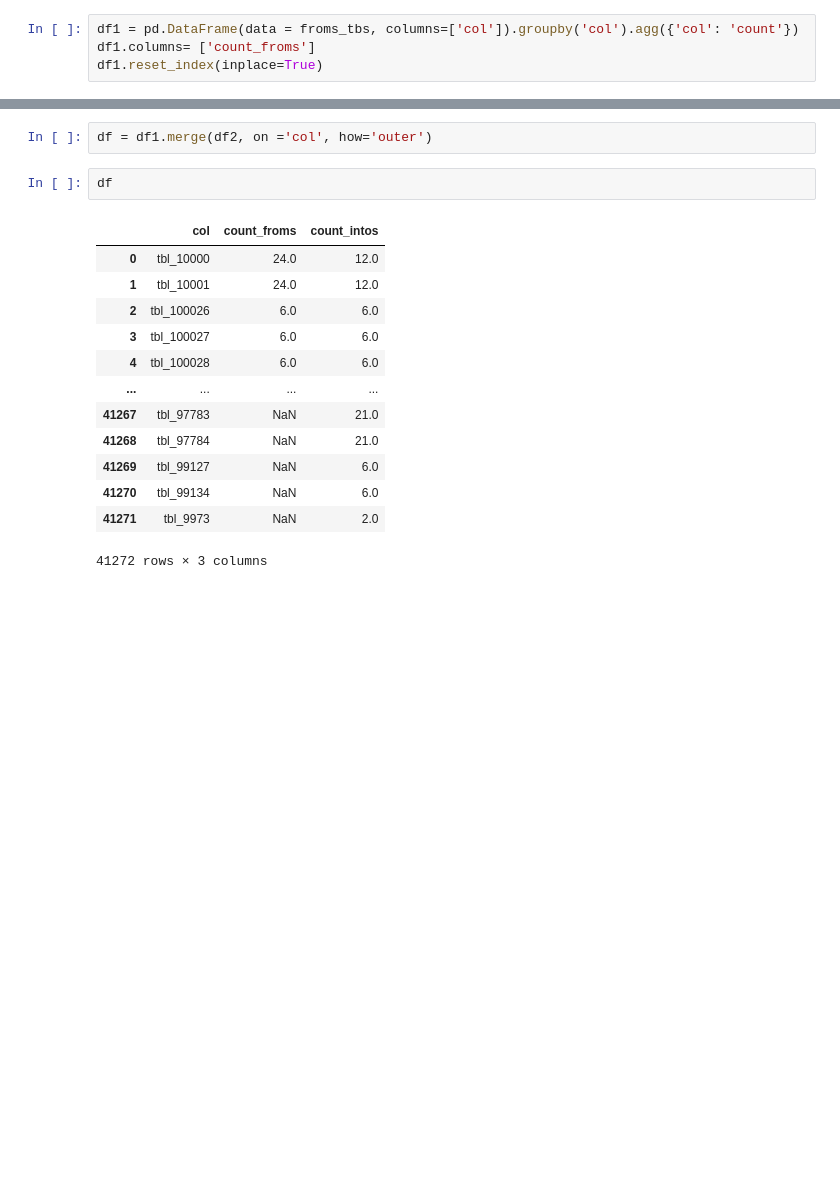
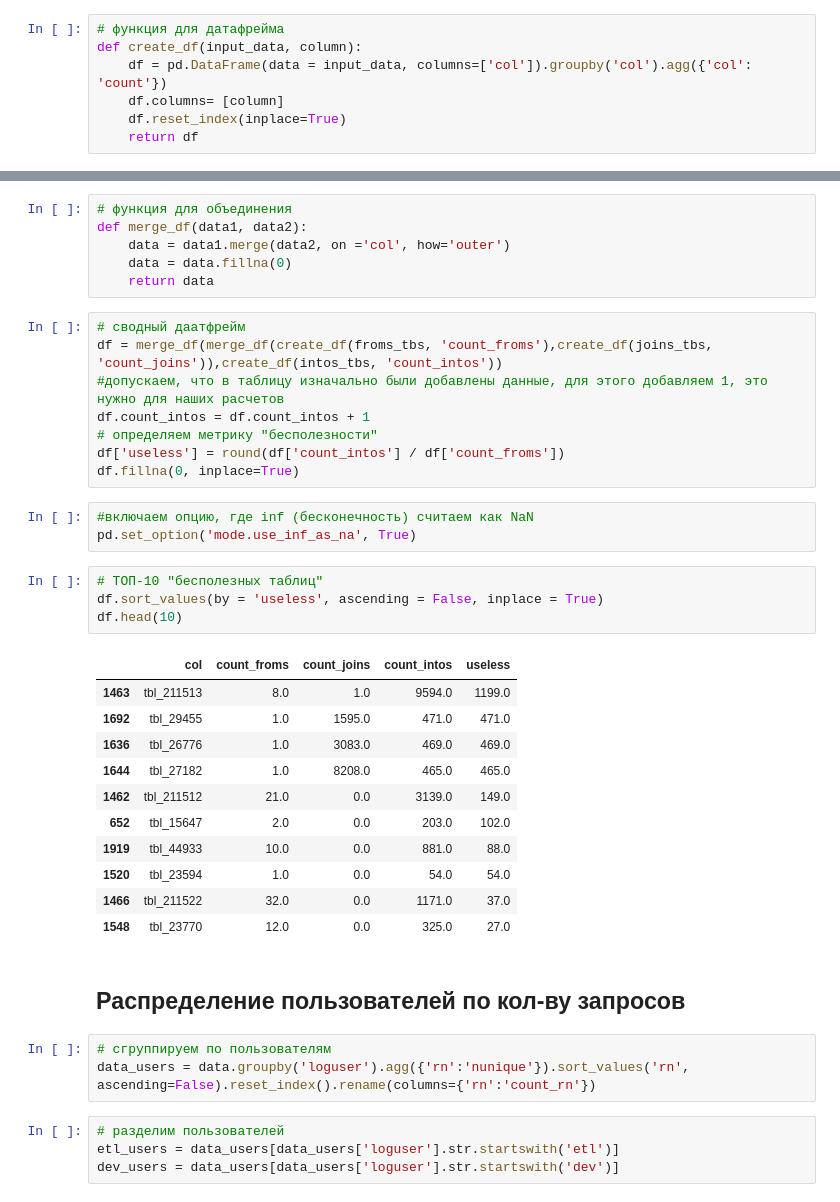
Before and after one commit to den-dw/skolkovo_hack, a Jupyter notebook: skolkovo_hack.ipynb, the cells around one changed output, grey strips where cells are left out. Cells and saved outputs as stored; diff of their text form; blank space fills up the shorter version.

```diff
--- a/skolkovo_hack.ipynb
+++ b/skolkovo_hack.ipynb
@@ -36,4 +50,7 @@ joins_tbs = [re.search('tbl_\d*', x).group(0) for x in joins]
 # %%
-df1 = pd.DataFrame(data = froms_tbs, columns=['col']).groupby('col').agg({'col': 'count'})
-df1.columns= ['count_froms']
-df1.reset_index(inplace=True)
+# функция для датафрейма
+def create_df(input_data, column):
+    df = pd.DataFrame(data = input_data, columns=['col']).groupby('col').agg({'col': 'count'})
+    df.columns= [column]
+    df.reset_index(inplace=True)
+    return df
@@ -75,18 +57,42 @@ df2
-# %%
-df = df1.merge(df2, on ='col', how='outer')
-# %%
-df
-# %% [output]
-|  | col | count_froms | count_intos |
-| 0 | tbl_10000 | 24.0 | 12.0 |
-| 1 | tbl_10001 | 24.0 | 12.0 |
-| 2 | tbl_100026 | 6.0 | 6.0 |
-| 3 | tbl_100027 | 6.0 | 6.0 |
-| 4 | tbl_100028 | 6.0 | 6.0 |
-| ... | ... | ... | ... |
-| 41267 | tbl_97783 | NaN | 21.0 |
-| 41268 | tbl_97784 | NaN | 21.0 |
-| 41269 | tbl_99127 | NaN | 6.0 |
-| 41270 | tbl_99134 | NaN | 6.0 |
-| 41271 | tbl_9973 | NaN | 2.0 |
-41272 rows × 3 columns
+# %%
+# функция для объединения
+def merge_df(data1, data2):
+    data = data1.merge(data2, on ='col', how='outer')
+    data = data.fillna(0)
+    return data
+# %%
+# сводный даатфрейм
+df = merge_df(merge_df(create_df(froms_tbs, 'count_froms'),create_df(joins_tbs, 'count_joins')),create_df(intos_tbs, 'count_intos'))
+#допускаем, что в таблицу изначально были добавлены данные, для этого добавляем 1, это нужно для наших расчетов
+df.count_intos = df.count_intos + 1
+# определяем метрику "бесполезности"
+df['useless'] = round(df['count_intos'] / df['count_froms'])
+df.fillna(0, inplace=True)
+# %%
+#включаем опцию, где inf (бесконечность) считаем как NaN
+pd.set_option('mode.use_inf_as_na', True)
+# %%
+# ТОП-10 "бесполезных таблиц"
+df.sort_values(by = 'useless', ascending = False, inplace = True)
+df.head(10)
+# %% [output]
+|  | col | count_froms | count_joins | count_intos | useless |
+| 1463 | tbl_211513 | 8.0 | 1.0 | 9594.0 | 1199.0 |
+| 1692 | tbl_29455 | 1.0 | 1595.0 | 471.0 | 471.0 |
+| 1636 | tbl_26776 | 1.0 | 3083.0 | 469.0 | 469.0 |
+| 1644 | tbl_27182 | 1.0 | 8208.0 | 465.0 | 465.0 |
+| 1462 | tbl_211512 | 21.0 | 0.0 | 3139.0 | 149.0 |
+| 652 | tbl_15647 | 2.0 | 0.0 | 203.0 | 102.0 |
+| 1919 | tbl_44933 | 10.0 | 0.0 | 881.0 | 88.0 |
+| 1520 | tbl_23594 | 1.0 | 0.0 | 54.0 | 54.0 |
+| 1466 | tbl_211522 | 32.0 | 0.0 | 1171.0 | 37.0 |
+| 1548 | tbl_23770 | 12.0 | 0.0 | 325.0 | 27.0 |
+# %% [markdown]
+## Распределение пользователей по кол-ву запросов
+# %%
+# сгруппируем по пользователям
+data_users = data.groupby('loguser').agg({'rn':'nunique'}).sort_values('rn', ascending=False).reset_index().rename(columns={'rn':'count_rn'})
+# %%
+# разделим пользователей
+etl_users = data_users[data_users['loguser'].str.startswith('etl')]
+dev_users = data_users[data_users['loguser'].str.startswith('dev')]
```
Also changed, not shown: parts of 26 cells of this notebook, 1 other file.
